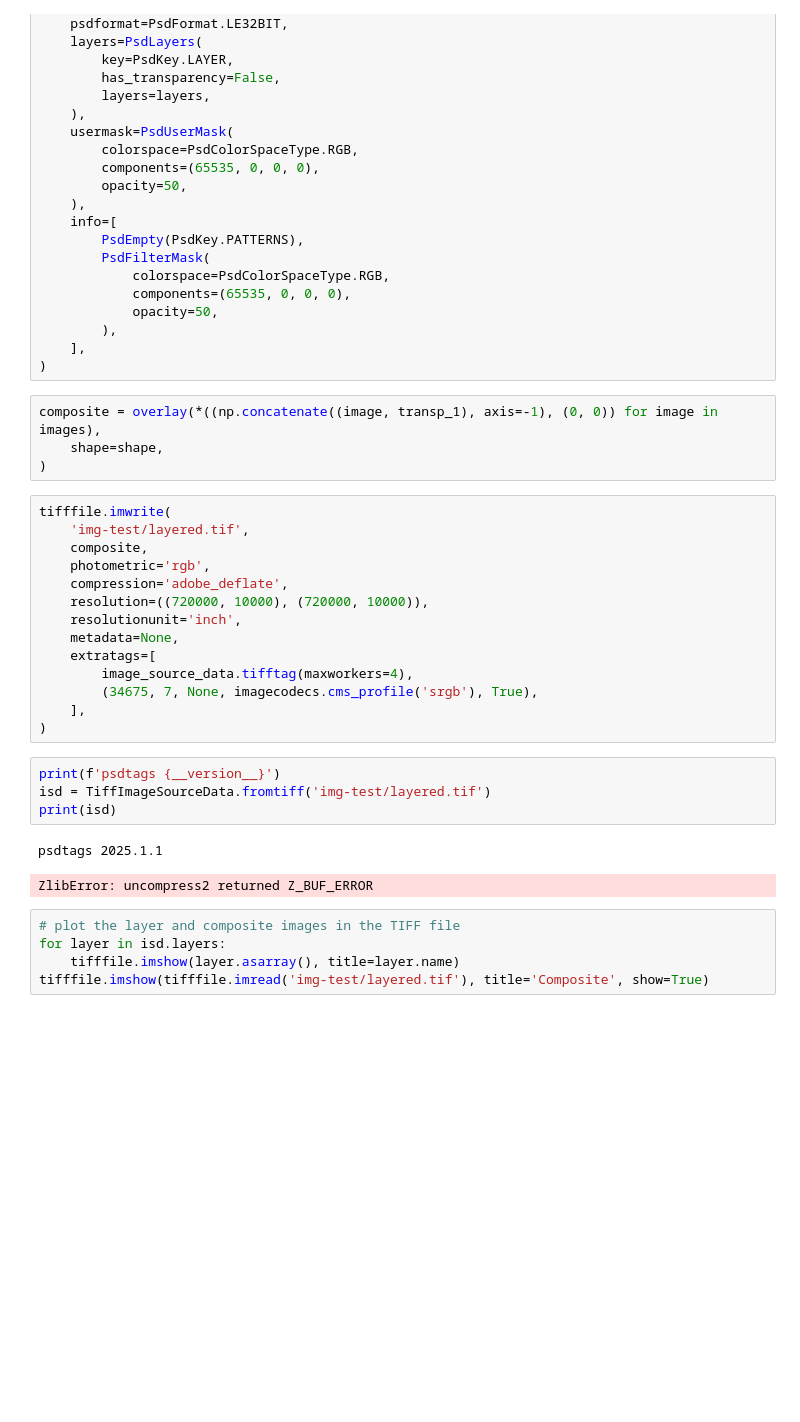
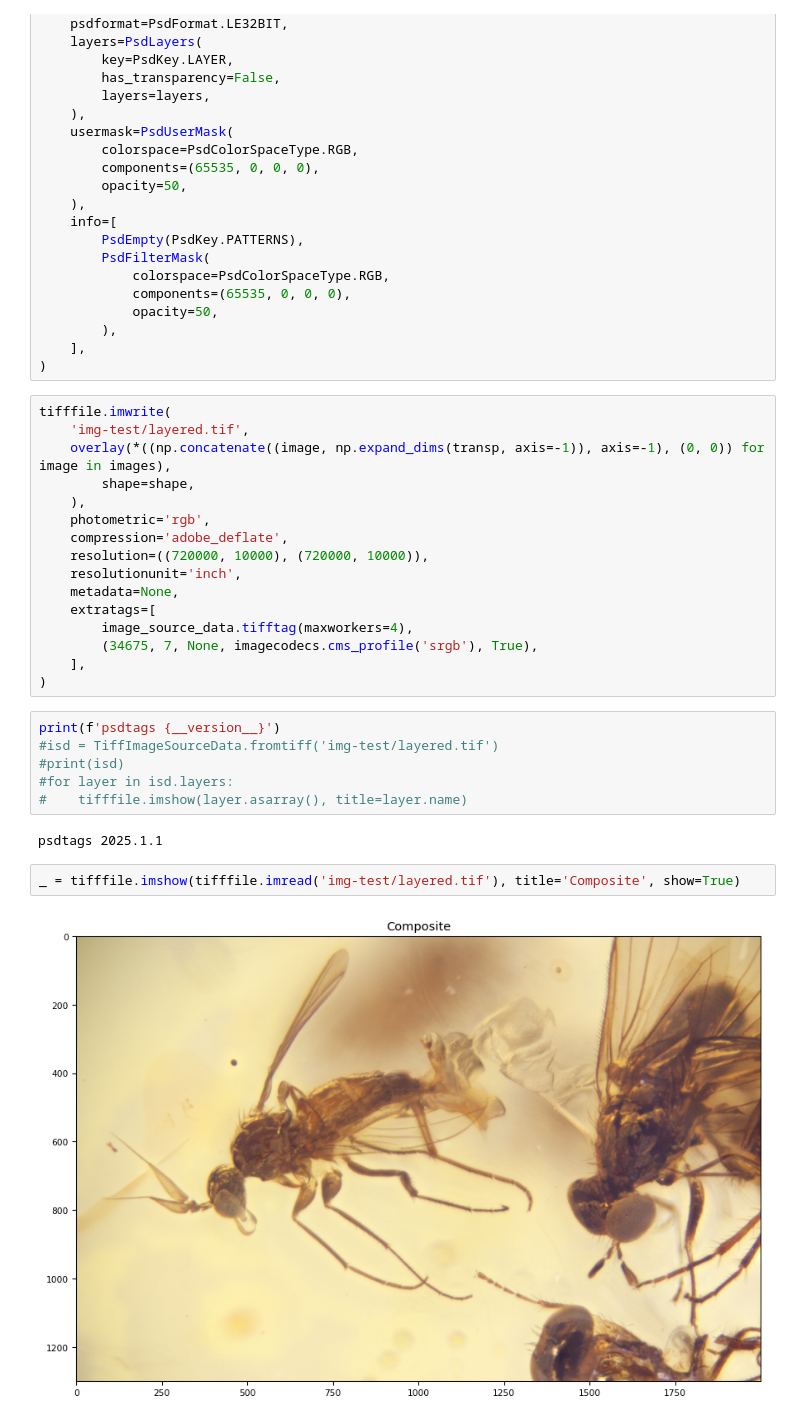
Before and after one commit to lucalista/focusstack, a Jupyter notebook: sandbox/test-multilayer-tiff.ipynb, the cells around one changed output. Drawn from its saved outputs; the diff is of its cells as text; blank space fills up the shorter version.

```diff
--- a/sandbox/test-multilayer-tiff.ipynb
+++ b/sandbox/test-multilayer-tiff.ipynb
@@ -100,14 +98,12 @@ image_source_data = TiffImageSourceData(
         ),
     ],
 )
-# %%
-composite = overlay(*((np.concatenate((image, transp_1), axis=-1), (0, 0)) for image in images),
-    shape=shape,
-)
 # %%
 tifffile.imwrite(
     'img-test/layered.tif',
-    composite,
+    overlay(*((np.concatenate((image, np.expand_dims(transp, axis=-1)), axis=-1), (0, 0)) for image in images),
+        shape=shape,
+    ),
     photometric='rgb',
     compression='adobe_deflate',
     resolution=((720000, 10000), (720000, 10000)),
@@ -120,13 +116,13 @@ tifffile.imwrite(
 )
 # %%
 print(f'psdtags {__version__}')
-isd = TiffImageSourceData.fromtiff('img-test/layered.tif')
-print(isd)
+#isd = TiffImageSourceData.fromtiff('img-test/layered.tif')
+#print(isd)
+#for layer in isd.layers:
+#    tifffile.imshow(layer.asarray(), title=layer.name)
 # %% [output]
 psdtags 2025.1.1
-ZlibError: uncompress2 returned Z_BUF_ERROR
 # %%
-# plot the layer and composite images in the TIFF file
-for layer in isd.layers:
-    tifffile.imshow(layer.asarray(), title=layer.name)
-tifffile.imshow(tifffile.imread('img-test/layered.tif'), title='Composite', show=True)
+_ = tifffile.imshow(tifffile.imread('img-test/layered.tif'), title='Composite', show=True)
+# %% [output]
+[figure, added]
```
Also changed, not shown: parts of 4 cells of this notebook.
